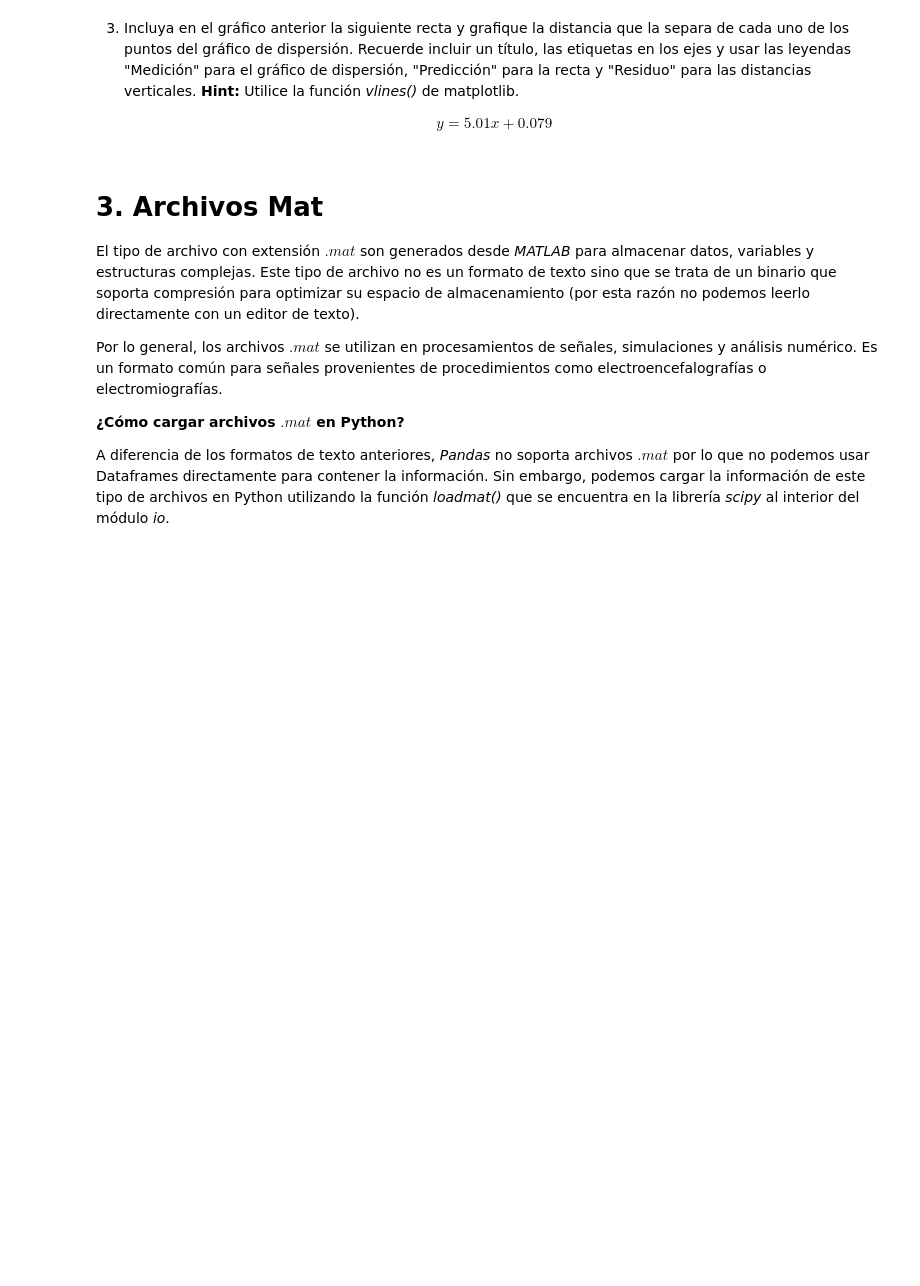
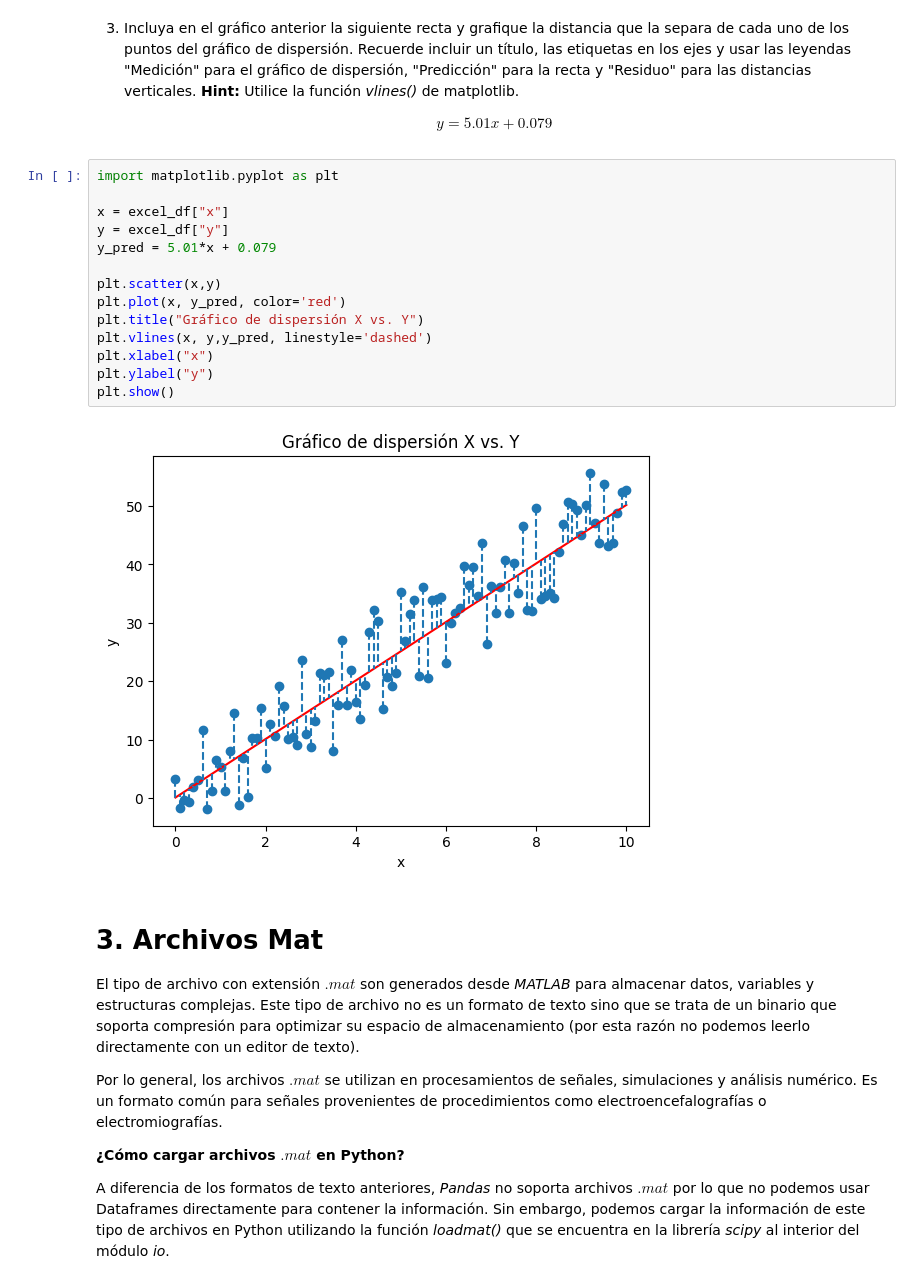
Before and after one commit to GargolasML/LabsML, a Jupyter notebook: Lab3/Laboratorio_3_20261.ipynb, the cells around one changed output. Drawn from its saved outputs; the diff is of its cells as text; blank space fills up the shorter version.

```diff
--- a/Lab3/Laboratorio_3_20261.ipynb
+++ b/Lab3/Laboratorio_3_20261.ipynb
@@ -196,6 +196,22 @@ plt.show()
 \begin{align}
   y = 5.01x + 0.079
   \end{align}
+# %%
+import matplotlib.pyplot as plt
+
+x = excel_df["x"]
+y = excel_df["y"]
+y_pred = 5.01*x + 0.079
+
+plt.scatter(x,y)
+plt.plot(x, y_pred, color='red')
+plt.title("Gráfico de dispersión X vs. Y")
+plt.vlines(x, y,y_pred, linestyle='dashed')
+plt.xlabel("x")
+plt.ylabel("y")
+plt.show()
+# %% [output]
+[figure, added]
 # %% [markdown]
 # **3. Archivos Mat**
 
```
